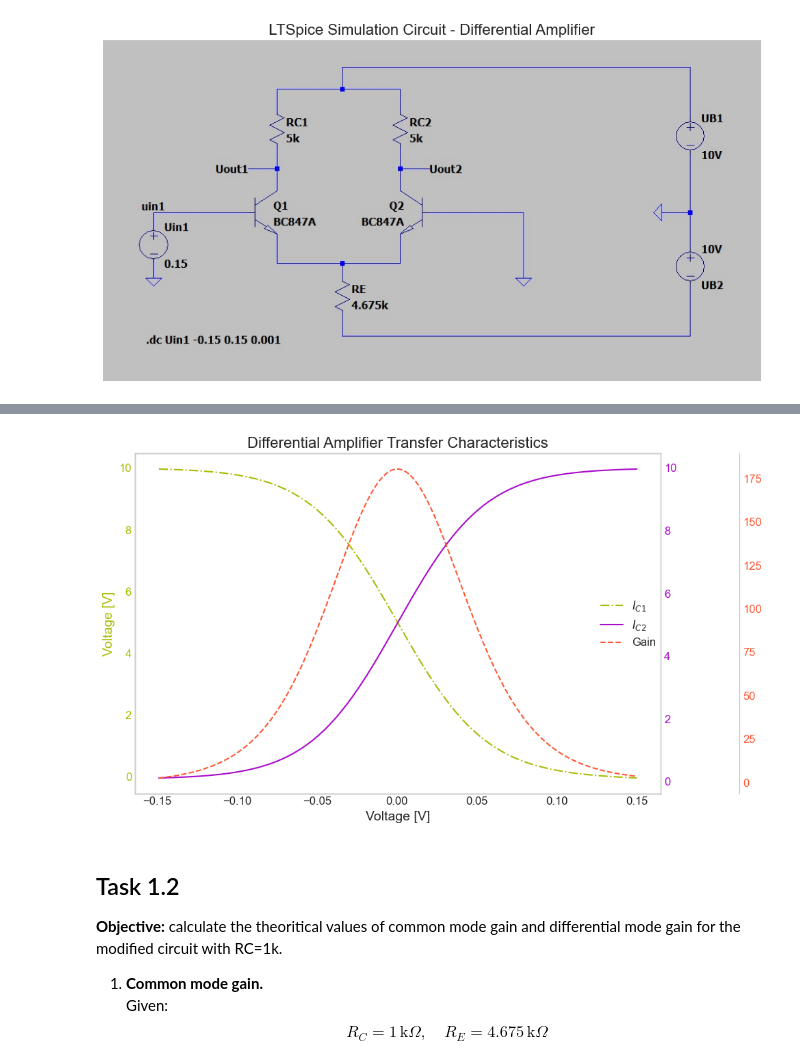
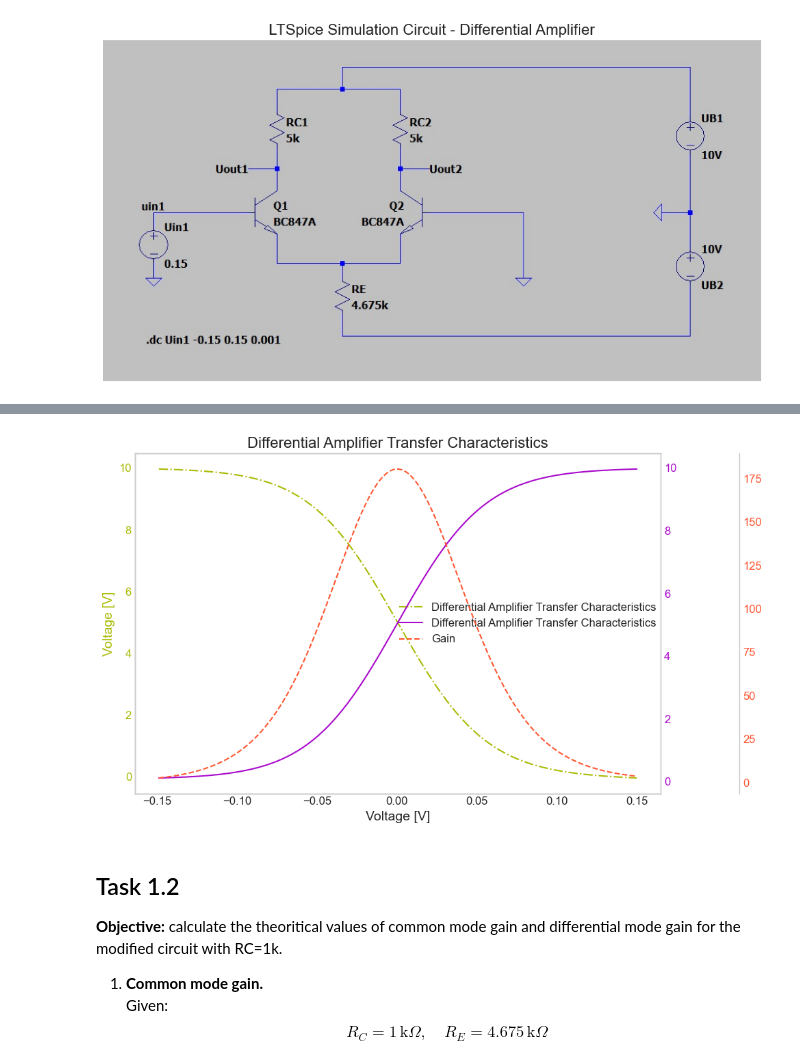
Before and after one commit to Ashu-NT/power_electronics_lab, a Jupyter notebook: src/Lab_3.ipynb, the cells around one changed output, grey strips where cells are left out. Drawn from its saved outputs; the diff is of its cells as text; code cells hidden in the pictures.

```diff
--- a/src/Lab_3.ipynb
+++ b/src/Lab_3.ipynb
@@ -109,22 +109,22 @@ if IS_DATA_AVAILABLE:
 # %%
 # Plotting multiple data
 from components.data_visualizing import plot_multiple_sim_data_2, plot_sim_data
 
 PLOT_MULTI_SIM_DATA = True
 
 if PLOT_MULTI_SIM_DATA:
     fig = plot_multiple_sim_data_2(
         sim_data=sim_data,
         x_label='Voltage [V]',
         y1_label= 'Voltage [V]',
         title='Differential Amplifier Transfer Characteristics',
-        label1='$I_{C1}$',
-        label2='$I_{C2}$',
+        label1='Differential Amplifier Transfer Characteristics',
+        label2='Differential Amplifier Transfer Characteristics',
         label3='Gain',
         #is_multi=True
     )
 # %% [output]
-[figure, old version]
+[figure, new version]
 # %% [markdown]
 ## Task 1.2
 
```
Also changed, not shown: parts of 1 cell of this notebook.
